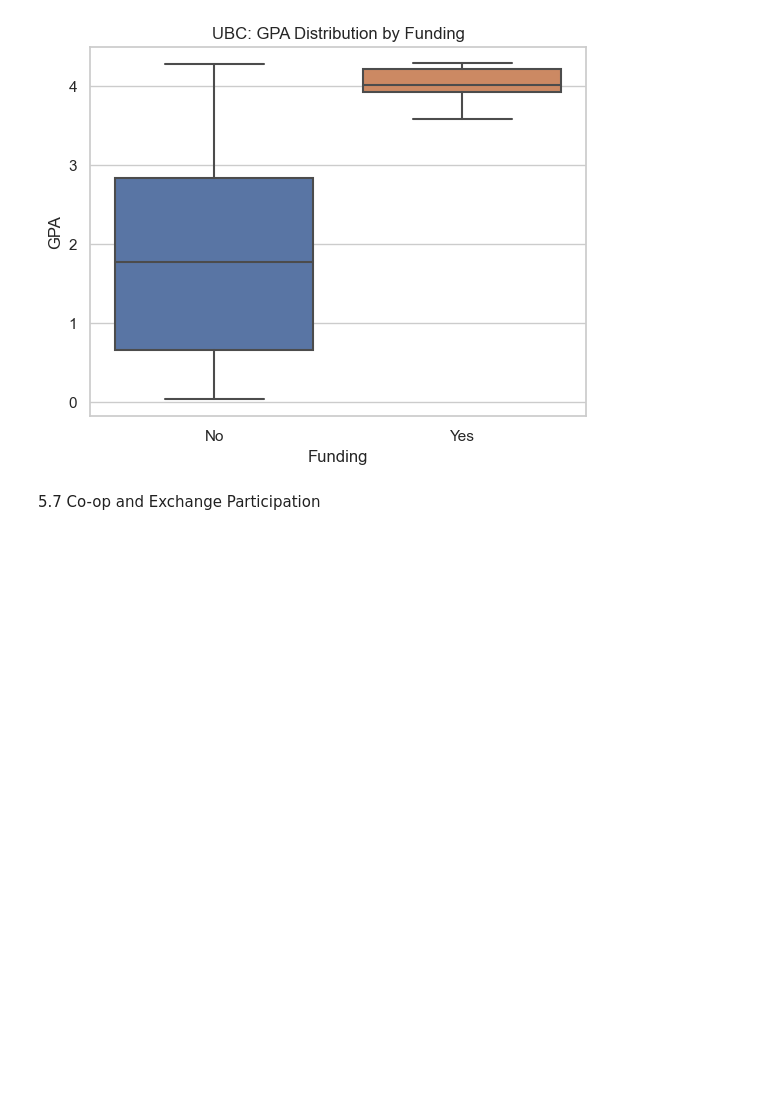
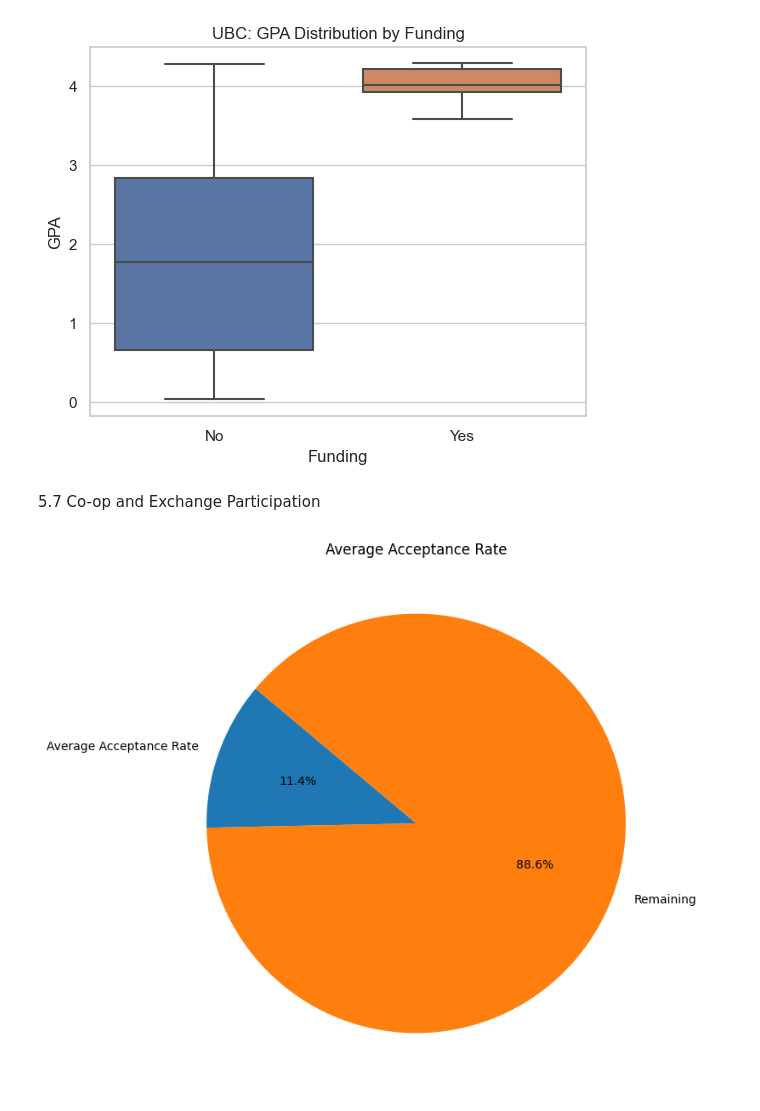
Before and after one commit to chitranshmotwani/The-Missing-Links, a Jupyter notebook: notebooks/analysis.ipynb, the cells around one changed output. Cells and saved outputs as stored; diff of their text form; code cells hidden in the pictures; blank space fills up the shorter version.

```diff
--- a/notebooks/analysis.ipynb
+++ b/notebooks/analysis.ipynb
@@ -262,6 +262,35 @@ plt.show()
 [figure]
 # %% [markdown]
 5.7 Co-op and Exchange Participation
+# %%
+import pandas as pd
+import matplotlib.pyplot as plt
+
+# Load SFU dataset
+sfu_df = pd.read_csv("../data/cleaned/SFU_Aggregated_Cleaned.csv")
+
+# Calculate acceptance rate for SFU dataset
+sfu_df["Acceptance Rate"] = (sfu_df["Accepted"] / sfu_df["Applied"]) * 100
+
+# Calculate the overall average acceptance rate
+average_acceptance_rate = sfu_df["Acceptance Rate"].mean()
+
+# Prepare data for the pie chart
+data = [average_acceptance_rate, 100 - average_acceptance_rate]
+labels = ["Average Acceptance Rate", "Remaining"]
+
+# Plot pie chart for the average acceptance rate
+plt.figure(figsize=(8, 8))
+plt.pie(
+    data,
+    labels=labels,
+    autopct='%1.1f%%',
+    startangle=140,
+)
+plt.title("Average Acceptance Rate")
+plt.show()
+# %% [output]
+[figure, added]
 # %%
 # SFU: Co-op Before Exchange vs Participation
 sfu_coop_participation = sfu_df.groupby("Co-op Before Exchange")["Signed up"].sum()
```
Also changed, not shown: parts of 1 cell of this notebook.
